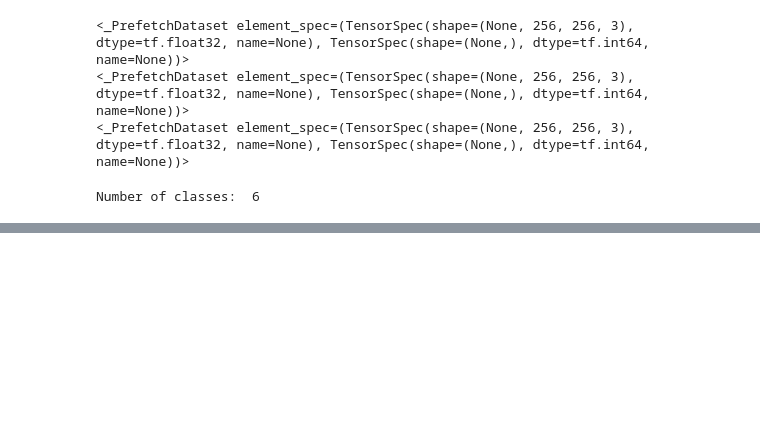
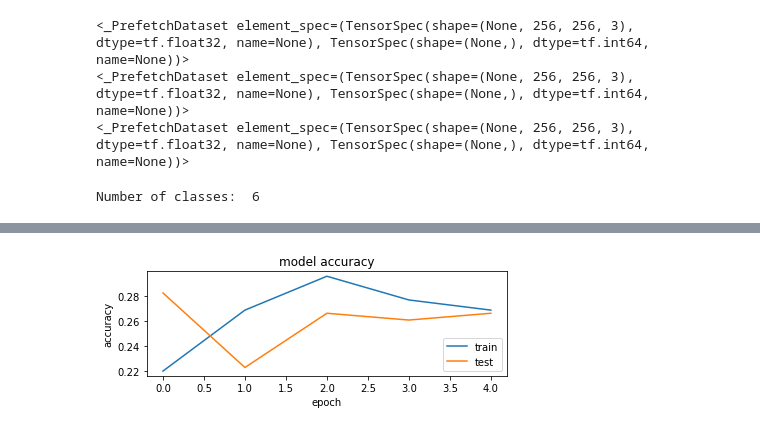
Before and after one commit to lrav35/brain_segmentation_classification, a Jupyter notebook: Brain Hemorrhage Segmentation.ipynb, the cells around one changed output, grey strips where cells are left out. Saved outputs shown, nothing was run; the diff lists cells and outputs as text; code cells hidden in the pictures; blank space fills up the shorter version.

```diff
--- a/Brain Hemorrhage Segmentation.ipynb
+++ b/Brain Hemorrhage Segmentation.ipynb
@@ -1147,0 +1032,18 @@ Successfully installed graphviz-0.20.1
+# %%
+input_shape = (256, 256, 3)
+
+base_model = VGG16(weights="imagenet", include_top=False, input_shape=input_shape)
+
+model = Sequential()
+model.add(base_model)
+model.add(Flatten())
+model.add(Dense(4096, activation="relu"))
+model.add(Dropout(0.5))
+model.add(Dense(4096, activation="relu"))
+model.add(Dropout(0.5))
+model.add(Dense(6, activation="softmax"))
+
+model.summary()
+
+from keras.utils.vis_utils import plot_model
+plot_model(model, to_file='model_plot.png', show_shapes=True, show_layer_names=True)
@@ -1147,0 +1071,4 @@ Successfully installed graphviz-0.20.1
+# %%
+run_index = 1 # increment this at every run
+run_logdir = os.path.join(os.curdir, "my_mnist_logs", "run_{:03d}".format(run_index))
+run_logdir
@@ -1147,0 +1077,12 @@ Successfully installed graphviz-0.20.1
+# %%
+early_stopping_cb = keras.callbacks.EarlyStopping(
+    min_delta=0.001, # minimium amount of change to count as an improvement
+    patience=5, # how many epochs to wait before stopping
+)
+checkpoint_cb = keras.callbacks.ModelCheckpoint("brain_classification_model.h5", save_best_only=True)
+tensorboard_cb = keras.callbacks.TensorBoard(run_logdir)
+
+optimizer = tf.keras.optimizers.legacy.SGD(learning_rate=0.01, momentum=0.9, decay=0.01)
+model.compile(loss="sparse_categorical_crossentropy", optimizer=optimizer, metrics=["accuracy"])
+history = model.fit(train_batches, epochs=5, validation_data=val_batches,
+                    callbacks=[checkpoint_cb, early_stopping_cb, tensorboard_cb])
@@ -1147,0 +1100,13 @@ Successfully installed graphviz-0.20.1
+# %%
+fig = plt.figure()
+plt.subplot(2,1,1)
+plt.plot(history.history['accuracy'])
+plt.plot(history.history['val_accuracy'])
+plt.title('model accuracy')
+plt.ylabel('accuracy')
+plt.xlabel('epoch')
+plt.legend(['train', 'test'], loc='lower right')
+
+plt.tight_layout()
+# %% [output]
+[figure, added]
```
Also changed, not shown: parts of 40 cells of this notebook.
